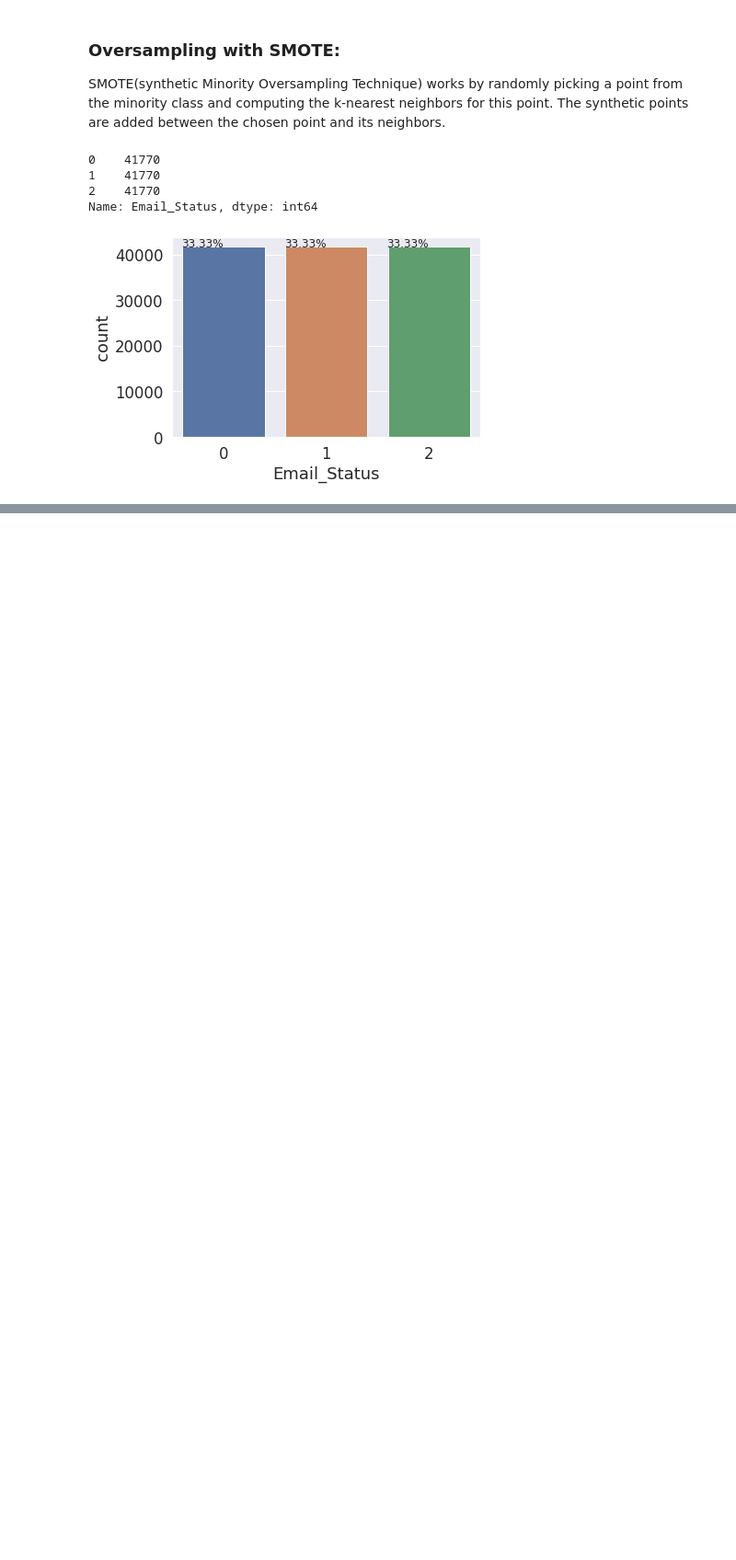
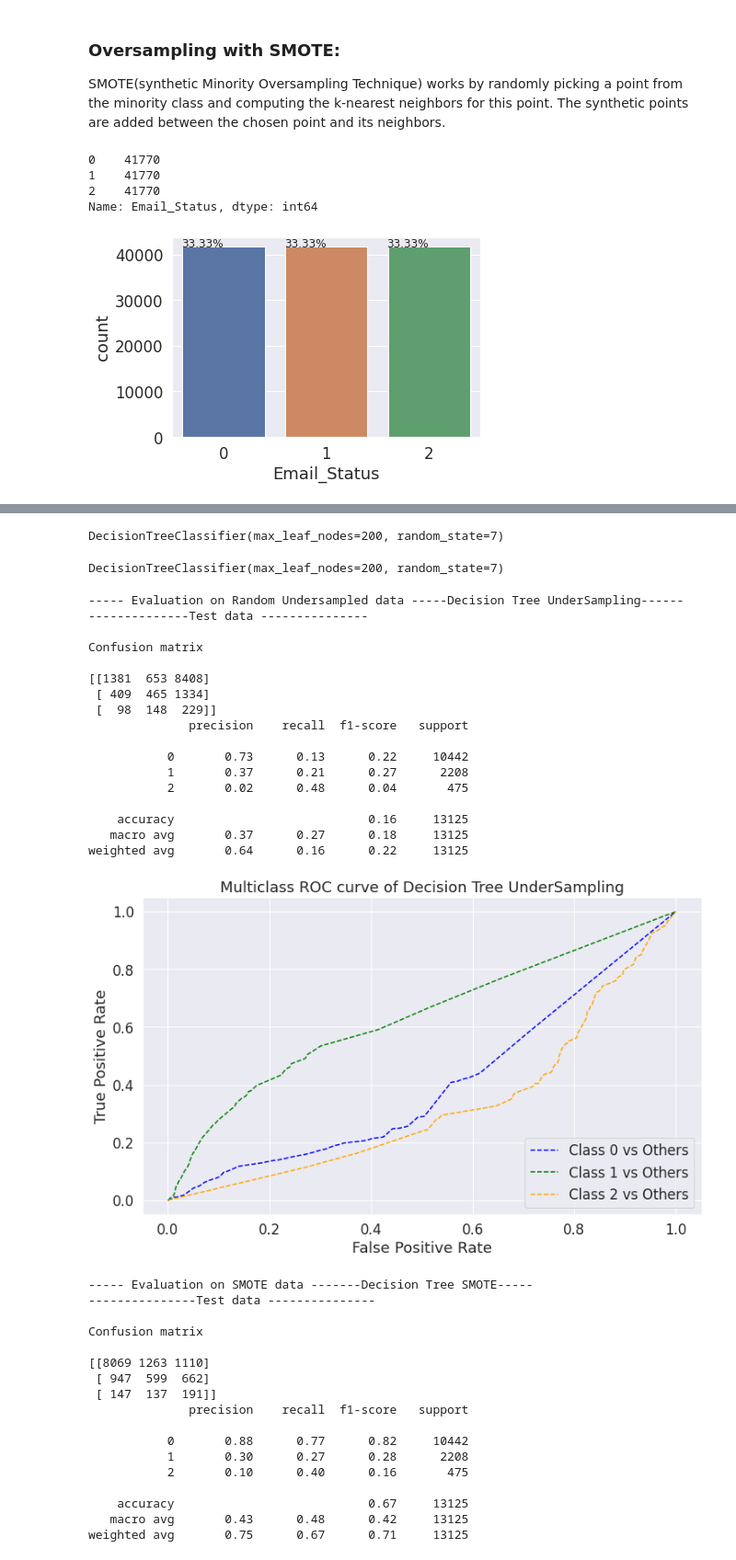
Before and after one commit to RanojoyBiswas/Email-Campaign-Effectiveness-Prediction, a Jupyter notebook: Email_Campaign_Effectiveness_Prediction.ipynb, the cells around one changed output, grey strips where cells are left out. Shown at 92% size. Cells and saved outputs as stored; diff of their text form; code cells hidden in the pictures; blank space fills up the shorter version.

```diff
--- a/Email_Campaign_Effectiveness_Prediction.ipynb
+++ b/Email_Campaign_Effectiveness_Prediction.ipynb
@@ -981,0 +1222,51 @@ plt.show()
+# %%
+#Classifier with undersampling
+dt_us = DecisionTreeClassifier(max_leaf_nodes=200, random_state=7)
+dt_us.fit(X_train_under,y_train_under)
+# %% [output]
+DecisionTreeClassifier(max_leaf_nodes=200, random_state=7)
+# %%
+#Classifier with SMOTE
+dt_smote = DecisionTreeClassifier(max_leaf_nodes=200, random_state=7)
+dt_smote.fit(X_train_smote,y_train_smote)
+# %% [output]
+DecisionTreeClassifier(max_leaf_nodes=200, random_state=7)
+# %%
+dt_eval_list = model_evaluation('Decision Tree UnderSampling', 'Decision Tree SMOTE', dt_us, dt_smote, X_train_under, y_train_under, X_train_smote, y_train_smote, X_test_scaled, y_test)
+dt_eval_list
+# %% [output]
+----- Evaluation on Random Undersampled data -----Decision Tree UnderSampling------
+--------------Test data ---------------
+
+Confusion matrix
+
+[[1381  653 8408]
+ [ 409  465 1334]
+ [  98  148  229]]
+              precision    recall  f1-score   support
+
+           0       0.73      0.13      0.22     10442
+           1       0.37      0.21      0.27      2208
+           2       0.02      0.48      0.04       475
+
+    accuracy                           0.16     13125
+   macro avg       0.37      0.27      0.18     13125
+weighted avg       0.64      0.16      0.22     13125
+[figure, added]
+----- Evaluation on SMOTE data -------Decision Tree SMOTE-----
+---------------Test data ---------------
+
+Confusion matrix
+
+[[8069 1263 1110]
+ [ 947  599  662]
+ [ 147  137  191]]
+              precision    recall  f1-score   support
+
+           0       0.88      0.77      0.82     10442
+           1       0.30      0.27      0.28      2208
+           2       0.10      0.40      0.16       475
+
+    accuracy                           0.67     13125
+   macro avg       0.43      0.48      0.42     13125
+weighted avg       0.75      0.67      0.71     13125
```
Also changed, not shown: parts of 58 cells of this notebook.
